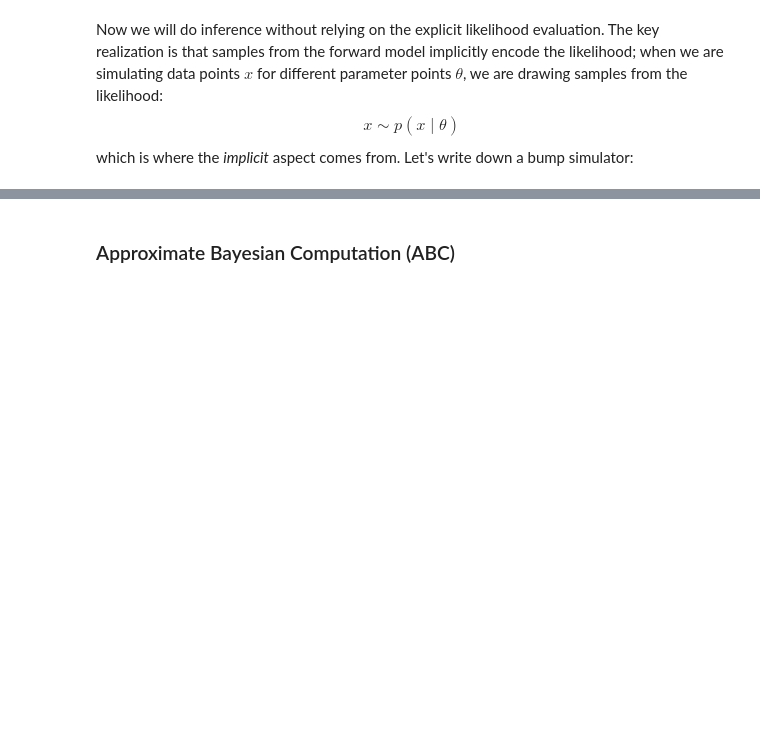
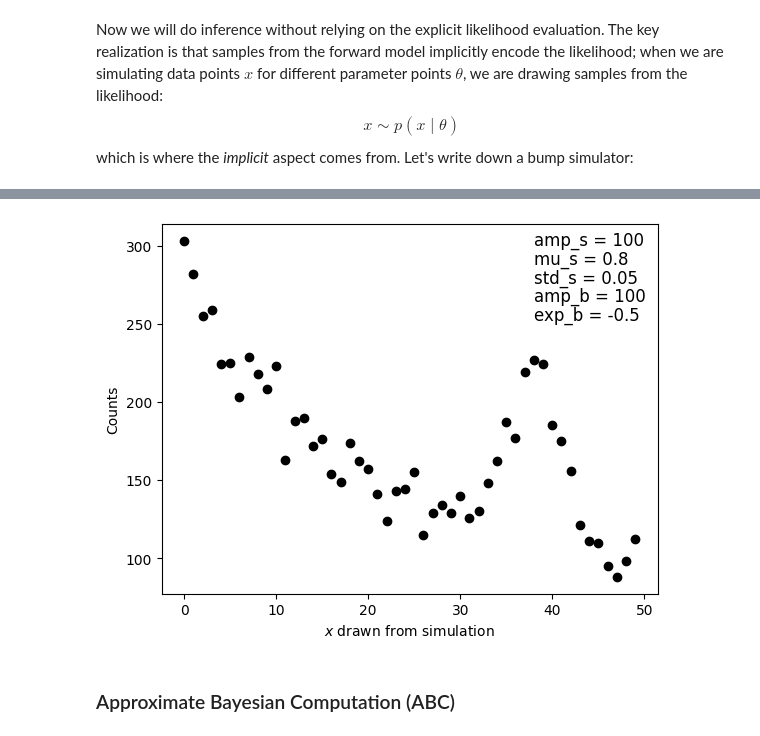
Before and after one commit to jessimic/sbi-tutorial-iaifi, a Jupyter notebook: tutorial.ipynb, the cells around one changed output, grey strips where cells are left out. Cells and saved outputs as stored; diff of their text form; code cells hidden in the pictures; blank space fills up the shorter version.

Commit message:
Exploring bump simulator and started HMC exercise

```diff
--- a/tutorial.ipynb
+++ b/tutorial.ipynb
@@ -191,11 +204,13 @@ def bump_simulator(thetas, y):
     """ Simulate samples from the bump forward model given theta = (amp_s, mu_s) and abscissa points y.
     """
     amp_s, mu_s = thetas
-    std_s, amp_b, exp_b = 0.05, 50, -0.5
+    std_s, amp_b, exp_b = 0.05, 100, -0.5
     x_mu = bump_forward_model(y, amp_s, mu_s, std_s, amp_b, exp_b)
     x = np.random.poisson(x_mu)
-    return x
+    settings = {"amp_s": amp_s, "mu_s": mu_s, "std_s": std_s, "amp_b": amp_b, "exp_b": exp_b}
+    return x, settings
 
 # Test it out
-bump_simulator([50, 0.8], y)
+x_simulated, setting_vals = bump_simulator([100, 0.8], y) #signal amp_s = 50, mu_s=0.8
+print(x_simulated)
 # %% [output]
@@ -206,3 +222,12 @@ array([141, 144, 144, 126,  98, 103, 110, 111, 103, 109, 113, 109,  90,
+# %%
+#Plot bump simulator
+plt.plot(x_simulated,'ko')
+plt.xlabel("$x$ drawn from simulation")
+plt.ylabel("Counts")
+for i, (name, value) in enumerate(setting_vals.items()):
+    plt.text(0.75, 0.98 - i * 0.05, f"{name} = {value}", transform=plt.gca().transAxes, fontsize=12, verticalalignment='top')
+# %% [output]
+[figure, added]
 # %% [markdown]
 ### Approximate Bayesian Computation (ABC)
 # %% [markdown]
```
Also changed, not shown: parts of 13 cells of this notebook.
